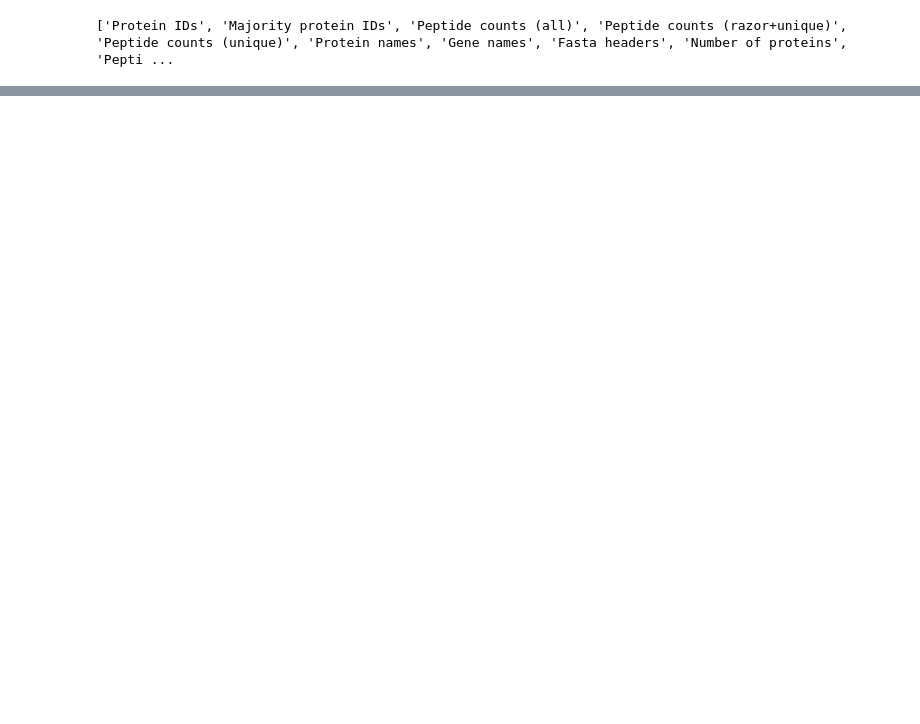
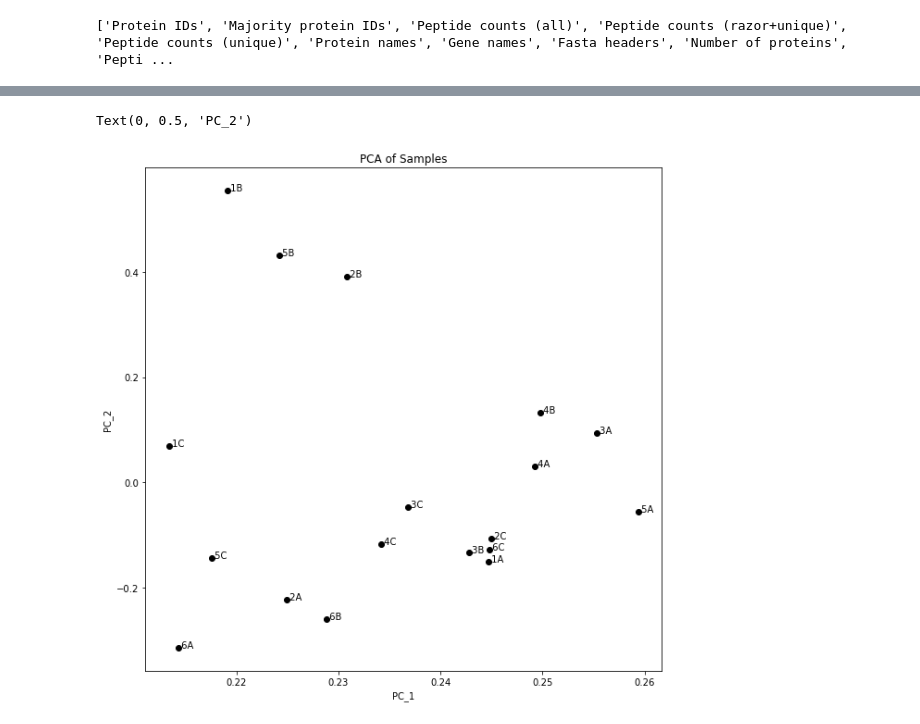
Before and after one commit to plutzer/labtools, a Jupyter notebook: Whole-cell_analysis.ipynb, the cells around one changed output, grey strips where cells are left out. Drawn from its saved outputs; the diff is of its cells as text; code cells hidden in the pictures; blank space fills up the shorter version.

```diff
--- a/Whole-cell_analysis.ipynb
+++ b/Whole-cell_analysis.ipynb
@@ -82 +84,28 @@ pg
 5135 rows × 187 columns
+# %%
+#Do a PCA of each Sample
+from sklearn.decomposition import PCA
+
+cols = []
+for col in pg.columns:
+    if 'LFQ intensity' in col:
+        cols.append(col)
+
+data = pg[cols]
+
+pca = PCA(n_components=2)
+pca.fit(data)
+
+plt.figure(figsize=(10,10))
+
+for coln in range(len(cols)):
+    sample = cols[coln].split('LFQ intensity')[1]
+    plt.scatter(pca.components_[0,coln],pca.components_[1,coln],c='black')
+    plt.annotate(sample,(pca.components_[0,coln],pca.components_[1,coln]))
+
+plt.title('PCA of Samples')
+plt.xlabel('PC_1')
+plt.ylabel('PC_2')
+# %% [output]
+Text(0, 0.5, 'PC_2')
+[figure, added]
```
Also changed, not shown: parts of 7 cells of this notebook, 1 other file.
